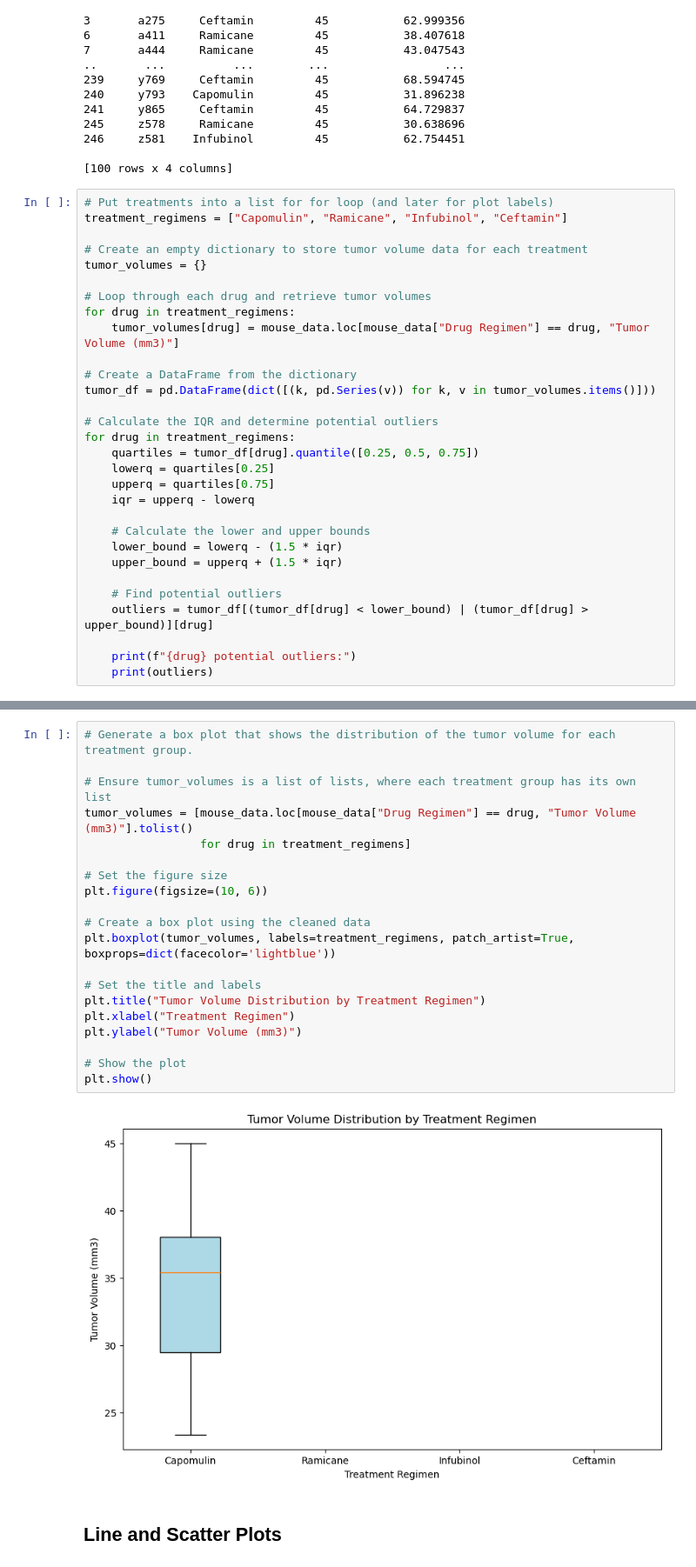
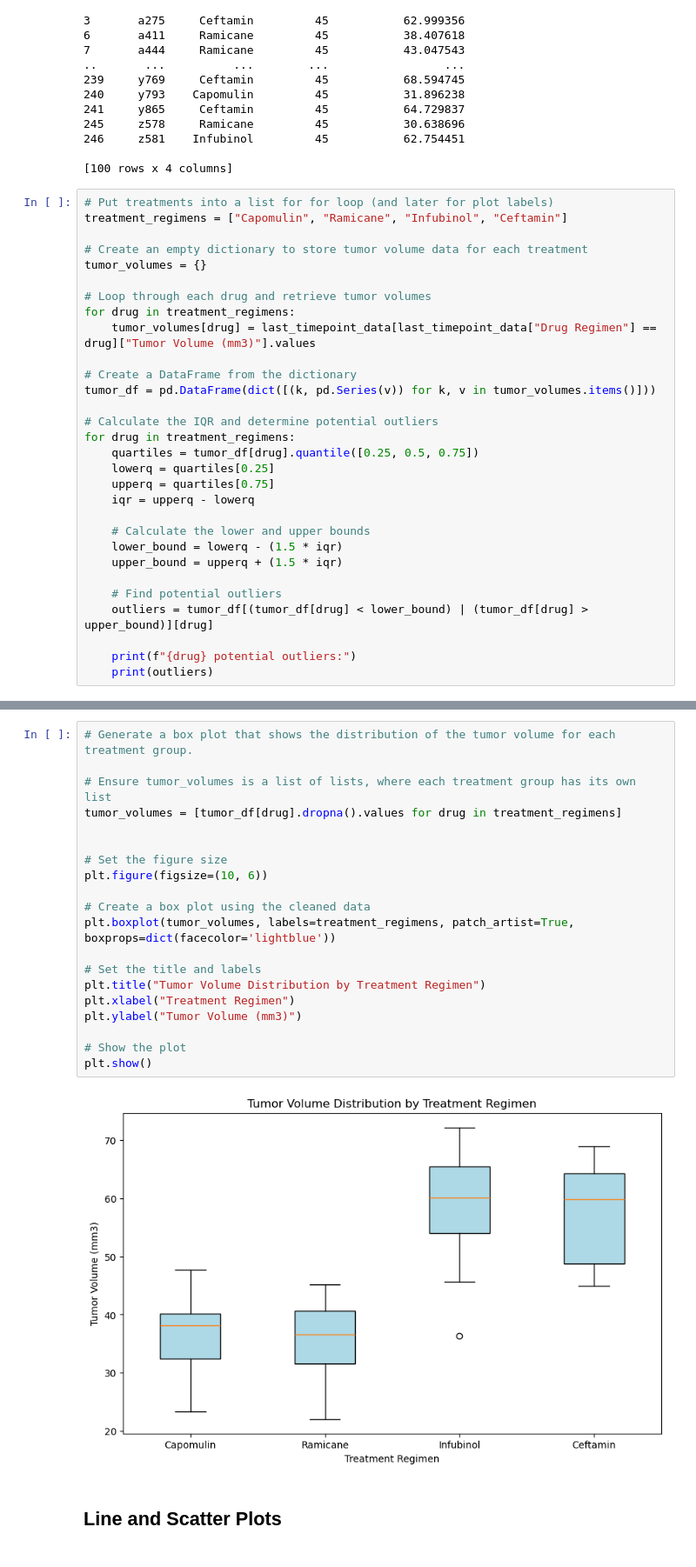
Before and after one commit to ovonmizener/data-visualization-challenge, a Jupyter notebook: Pymaceuticals/pymaceuticals_starter.ipynb, the cells around one changed output, grey strips where cells are left out. Shown at 87% size. Drawn from its saved outputs; the diff is of its cells as text.

```diff
--- a/Pymaceuticals/pymaceuticals_starter.ipynb
+++ b/Pymaceuticals/pymaceuticals_starter.ipynb
@@ -249,7 +271,7 @@ tumor_volumes = {}
 
 # Loop through each drug and retrieve tumor volumes
 for drug in treatment_regimens:
-    tumor_volumes[drug] = mouse_data.loc[mouse_data["Drug Regimen"] == drug, "Tumor Volume (mm3)"]
+    tumor_volumes[drug] = last_timepoint_data[last_timepoint_data["Drug Regimen"] == drug]["Tumor Volume (mm3)"].values
 
 # Create a DataFrame from the dictionary
 tumor_df = pd.DataFrame(dict([(k, pd.Series(v)) for k, v in tumor_volumes.items()]))
@@ -282,25 +305,25 @@ Series([], Name: Ceftamin, dtype: float64)
 # %%
 # Generate a box plot that shows the distribution of the tumor volume for each treatment group.
 
 # Ensure tumor_volumes is a list of lists, where each treatment group has its own list
-tumor_volumes = [mouse_data.loc[mouse_data["Drug Regimen"] == drug, "Tumor Volume (mm3)"].tolist()
-                 for drug in treatment_regimens]
+tumor_volumes = [tumor_df[drug].dropna().values for drug in treatment_regimens]
+
 
 # Set the figure size
 plt.figure(figsize=(10, 6))
 
 # Create a box plot using the cleaned data
 plt.boxplot(tumor_volumes, labels=treatment_regimens, patch_artist=True, boxprops=dict(facecolor='lightblue'))
 
 # Set the title and labels
 plt.title("Tumor Volume Distribution by Treatment Regimen")
 plt.xlabel("Treatment Regimen")
 plt.ylabel("Tumor Volume (mm3)")
 
 # Show the plot
 plt.show()
 # %% [output]
-[figure, old version]
+[figure, new version]
 # %% [markdown]
 ## Line and Scatter Plots
 # %%
```
Also changed, not shown: parts of 6 cells of this notebook, 1 other file.
